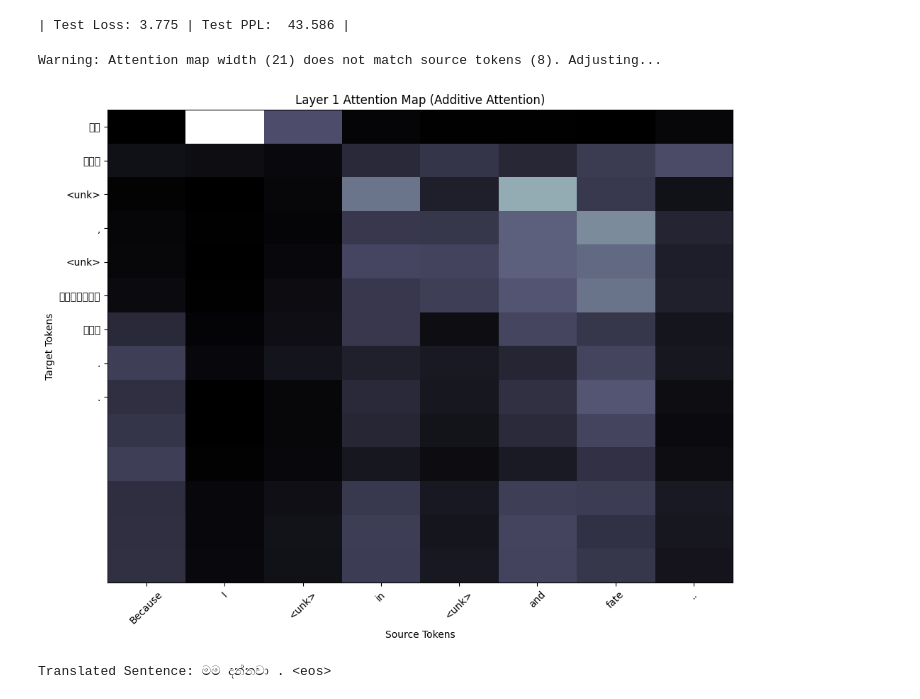
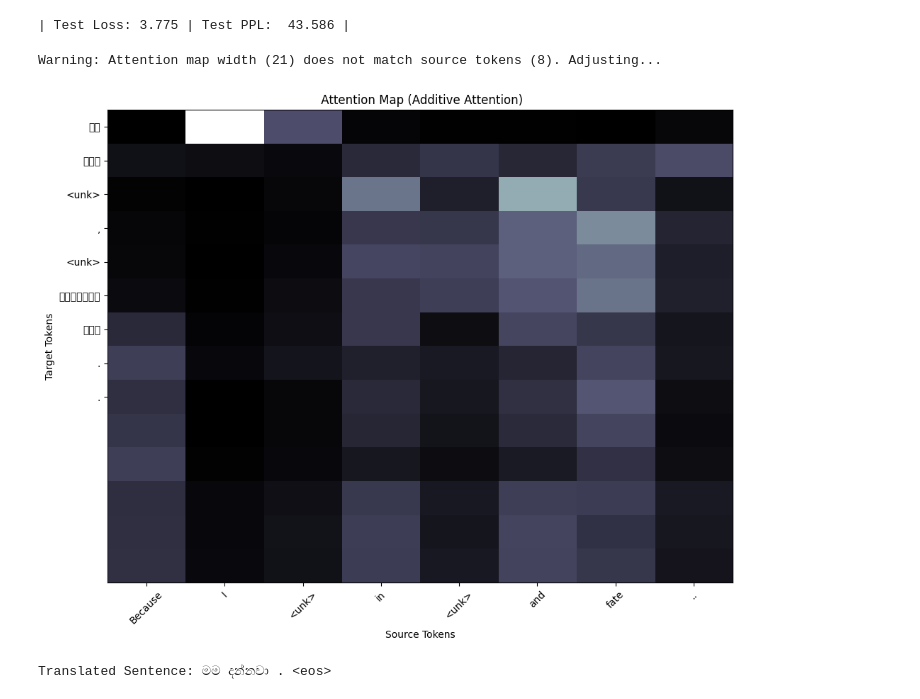
Before and after one commit to Arun-vEDU/A3-Make_Your_Own_Machine_Translation_Language, a Jupyter notebook: Additive AttentionTransformers.ipynb, the cells around one changed output. Cells and saved outputs as stored; diff of their text form; code cells hidden in the pictures.

Commit message:
Attention_Mechanisums with Transformers

```diff
--- a/Additive AttentionTransformers.ipynb
+++ b/Additive AttentionTransformers.ipynb
@@ -106,8 +106,8 @@ print("Tokenized:", sinhala_tokenizer(sample_si))
 
 # Save vocabulary to files (ADDED THIS SECTION)
 for ln in [SRC_LANGUAGE, TRG_LANGUAGE]:
-    torch.save(vocab_transform[ln], f'vocab_{ln}.pt')
-    print(f"Saved {ln} vocabulary to 'vocab_{ln}.pt'")
+    torch.save(vocab_transform[ln], f'vocabAA_{ln}.pt')
+    print(f"Saved {ln} vocabulary to 'vocabAA_{ln}.pt'")
 
 
 # helper function to club together sequential operations
@@ -411,11 +411,11 @@ def initialize_weights(m):
 
 input_dim   = len(vocab_transform[SRC_LANGUAGE])
 output_dim  = len(vocab_transform[TRG_LANGUAGE])
-hid_dim = 128
+hid_dim = 256
 enc_layers = 2
 dec_layers = 2
-enc_heads = 4
-dec_heads = 4
+enc_heads = 8
+dec_heads = 8
 enc_pf_dim = 512
 dec_pf_dim = 512
 enc_dropout = 0.1
@@ -699,33 +699,33 @@ def visualize_attention_layer1_head1(model, data_loader, vocab_transform, src_la
 
     # Ensure the attention map width matches the number of source tokens
     if attention_np.shape[1] != len(src_tokens_clean):
         print(f"Warning: Attention map width ({attention_np.shape[1]}) does not match source tokens ({len(src_tokens_clean)}). Adjusting...")
         # Resize the attention map to match the number of source tokens
         attention_np = attention_np[:, :len(src_tokens_clean)]
 
     # Plot the attention map
     plt.figure(figsize=(10, 8))
     plt.imshow(attention_np, cmap='bone', aspect='auto')  # Use aspect='auto' to stretch the map
     plt.xlabel("Source Tokens")
     plt.ylabel("Target Tokens")
-    plt.title("Layer 1 Attention Map (Additive Attention)")
+    plt.title(" Attention Map (Additive Attention)")
 
     # Set x and y ticks
     plt.xticks(
         range(len(src_tokens_clean)),
         labels=src_tokens_clean,
         rotation=45
     )
     plt.yticks(
         range(len(trg_tokens_clean)),
         labels=trg_tokens_clean
     )
 
     plt.tight_layout()
     plt.show()
 
 visualize_attention_layer1_head1(model, test_loader, vocab_transform, SRC_LANGUAGE, TRG_LANGUAGE, index=0)
 # %% [output]
 Warning: Attention map width (21) does not match source tokens (8). Adjusting...
-[figure, old version]
+[figure, new version]
 # %%
```
Also changed, not shown: parts of 4 cells of this notebook, 3 other files.
